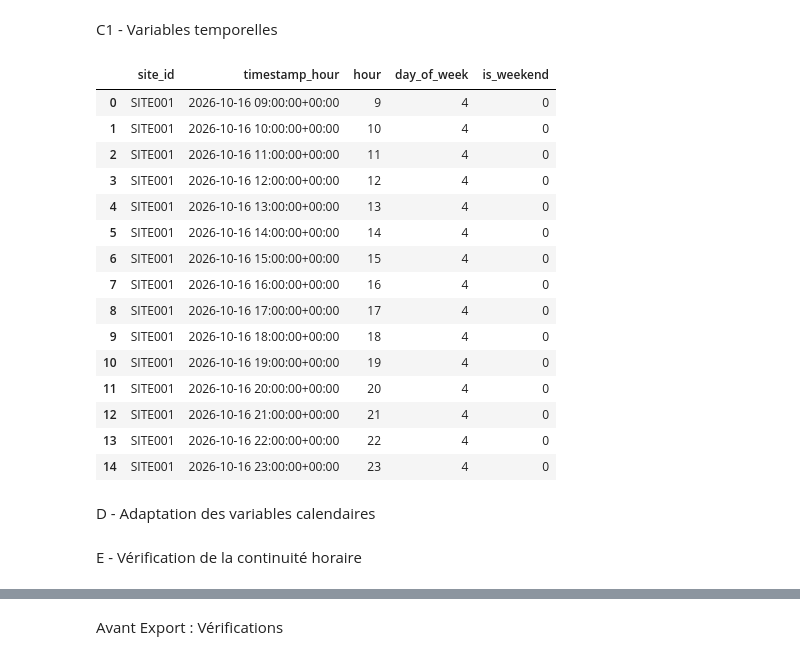
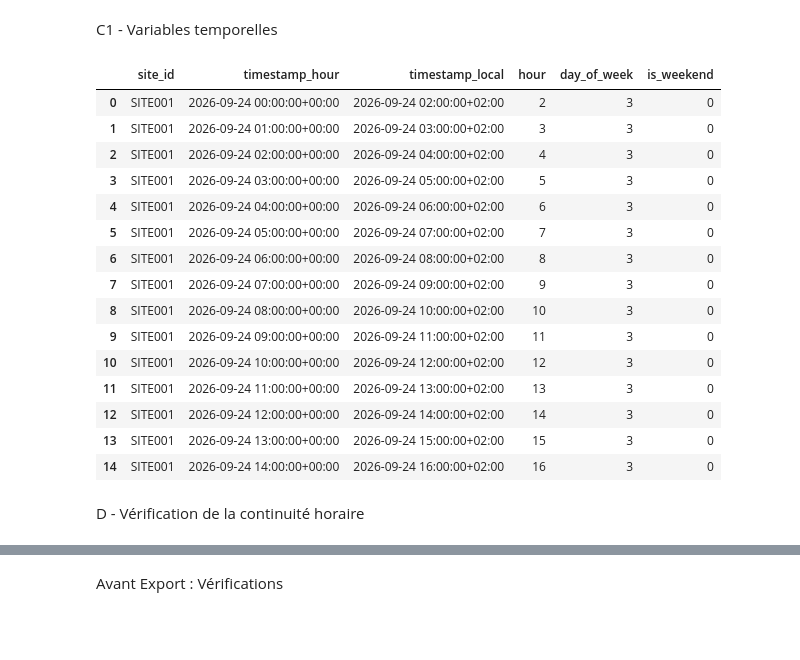
Before and after one commit to EADL-projet-piscine/smart_energy_optimizer, a Jupyter notebook: ml/notebooks/05_preparation_dataset.ipynb, the cells around one changed output, grey strips where cells are left out. Saved outputs shown, nothing was run; the diff lists cells and outputs as text; code cells hidden in the pictures; blank space fills up the shorter version.

Commit message:
Préparation des data et entrainement
Création des notebooks d'expérimentations sur les données readings ( 1 mois) et les données csv 2023/2024.
Tests ok
Linter ok

```diff
--- a/ml/notebooks/04_preparation_dataset.ipynb
+++ b/ml/notebooks/05_preparation_dataset.ipynb
@@ -62,11 +83,13 @@ Les données brutes sont conservées sans modification. Les résultats des trans
 A.1 — Chargement des données brutes
 # %%
 import json
+from itertools import pairwise
 from pathlib import Path
 
+import numpy as np
 import pandas as pd
 
-DATA_DIR = Path("../data/raw/7d")
+DATA_DIR = Path("../data/raw/30d")
 
 files = sorted(DATA_DIR.glob("SITE*.json"))
 
@@ -586,20 +682,23 @@ display(df_hourly.head(10))
 # %%
-# Complétude des mesures enregistrées
+# Complétude des mesures de consommation
+EXPECTED_MEASUREMENTS_PER_HOUR = 12
+MIN_COMPLETENESS_RATE = 0.50
+
 df_hourly["completeness_rate"] = (
-    df_hourly["valid_consumption_count"] / df_hourly["observation_count"]
+    df_hourly["valid_consumption_count"] / EXPECTED_MEASUREMENTS_PER_HOUR
 )
 
-# Seuil minimal de trois mesures valides par heure
-MIN_VALID_MEASUREMENTS = 3
-
-df_hourly["is_valid_hour"] = df_hourly["valid_consumption_count"] >= MIN_VALID_MEASUREMENTS
+# Une heure est valide si au moins 50 % des mesures attendues
+# disposent d'une consommation exploitable.
+df_hourly["is_valid_hour"] = df_hourly["completeness_rate"] >= MIN_COMPLETENESS_RATE
 
 print("Répartition des heures :")
+display(df_hourly["is_valid_hour"].value_counts(dropna=False))
 
-display(df_hourly["is_valid_hour"].value_counts())
+print("\nStatistiques de complétude :")
+display(df_hourly["completeness_rate"].describe())
 
 print("\nHeures invalides :")
-
 display(
     df_hourly.loc[
         ~df_hourly["is_valid_hour"],
@@ -692,41 +784,41 @@ C - Création des premières variables explicatives
 # %% [markdown]
 C1 - Variables temporelles
 # %%
-df_hourly["hour"] = df_hourly["timestamp_hour"].dt.hour
+# Conversion des timestamps UTC en heure locale française
+df_hourly["timestamp_local"] = df_hourly["timestamp_hour"].dt.tz_convert("Europe/Paris")
 
-df_hourly["day_of_week"] = df_hourly["timestamp_hour"].dt.dayofweek
-
-df_hourly["month"] = df_hourly["timestamp_hour"].dt.month
-
+# Variables calendaires locales
+df_hourly["hour"] = df_hourly["timestamp_local"].dt.hour
+df_hourly["day_of_week"] = df_hourly["timestamp_local"].dt.dayofweek
+df_hourly["month"] = df_hourly["timestamp_local"].dt.month
 df_hourly["is_weekend"] = (df_hourly["day_of_week"] >= 5).astype(int)
 
 display(
     df_hourly[
         [
             "site_id",
             "timestamp_hour",
+            "timestamp_local",
             "hour",
             "day_of_week",
             "is_weekend",
         ]
     ].head(15)
 )
 # %% [output]
-|  | site_id | timestamp_hour | hour | day_of_week | is_weekend |
-| 0 | SITE001 | 2026-10-16 09:00:00+00:00 | 9 | 4 | 0 |
-| 1 | SITE001 | 2026-10-16 10:00:00+00:00 | 10 | 4 | 0 |
-| 2 | SITE001 | 2026-10-16 11:00:00+00:00 | 11 | 4 | 0 |
-| 3 | SITE001 | 2026-10-16 12:00:00+00:00 | 12 | 4 | 0 |
-| 4 | SITE001 | 2026-10-16 13:00:00+00:00 | 13 | 4 | 0 |
-| 5 | SITE001 | 2026-10-16 14:00:00+00:00 | 14 | 4 | 0 |
-| 6 | SITE001 | 2026-10-16 15:00:00+00:00 | 15 | 4 | 0 |
-| 7 | SITE001 | 2026-10-16 16:00:00+00:00 | 16 | 4 | 0 |
-| 8 | SITE001 | 2026-10-16 17:00:00+00:00 | 17 | 4 | 0 |
-| 9 | SITE001 | 2026-10-16 18:00:00+00:00 | 18 | 4 | 0 |
-| 10 | SITE001 | 2026-10-16 19:00:00+00:00 | 19 | 4 | 0 |
-| 11 | SITE001 | 2026-10-16 20:00:00+00:00 | 20 | 4 | 0 |
-| 12 | SITE001 | 2026-10-16 21:00:00+00:00 | 21 | 4 | 0 |
-| 13 | SITE001 | 2026-10-16 22:00:00+00:00 | 22 | 4 | 0 |
-| 14 | SITE001 | 2026-10-16 23:00:00+00:00 | 23 | 4 | 0 |
+|  | site_id | timestamp_hour | timestamp_local | hour | day_of_week | is_weekend |
+| 0 | SITE001 | 2026-09-24 00:00:00+00:00 | 2026-09-24 02:00:00+02:00 | 2 | 3 | 0 |
+| 1 | SITE001 | 2026-09-24 01:00:00+00:00 | 2026-09-24 03:00:00+02:00 | 3 | 3 | 0 |
+| 2 | SITE001 | 2026-09-24 02:00:00+00:00 | 2026-09-24 04:00:00+02:00 | 4 | 3 | 0 |
+| 3 | SITE001 | 2026-09-24 03:00:00+00:00 | 2026-09-24 05:00:00+02:00 | 5 | 3 | 0 |
+| 4 | SITE001 | 2026-09-24 04:00:00+00:00 | 2026-09-24 06:00:00+02:00 | 6 | 3 | 0 |
+| 5 | SITE001 | 2026-09-24 05:00:00+00:00 | 2026-09-24 07:00:00+02:00 | 7 | 3 | 0 |
+| 6 | SITE001 | 2026-09-24 06:00:00+00:00 | 2026-09-24 08:00:00+02:00 | 8 | 3 | 0 |
+| 7 | SITE001 | 2026-09-24 07:00:00+00:00 | 2026-09-24 09:00:00+02:00 | 9 | 3 | 0 |
+| 8 | SITE001 | 2026-09-24 08:00:00+00:00 | 2026-09-24 10:00:00+02:00 | 10 | 3 | 0 |
+| 9 | SITE001 | 2026-09-24 09:00:00+00:00 | 2026-09-24 11:00:00+02:00 | 11 | 3 | 0 |
+| 10 | SITE001 | 2026-09-24 10:00:00+00:00 | 2026-09-24 12:00:00+02:00 | 12 | 3 | 0 |
+| 11 | SITE001 | 2026-09-24 11:00:00+00:00 | 2026-09-24 13:00:00+02:00 | 13 | 3 | 0 |
+| 12 | SITE001 | 2026-09-24 12:00:00+00:00 | 2026-09-24 14:00:00+02:00 | 14 | 3 | 0 |
+| 13 | SITE001 | 2026-09-24 13:00:00+00:00 | 2026-09-24 15:00:00+02:00 | 15 | 3 | 0 |
+| 14 | SITE001 | 2026-09-24 14:00:00+00:00 | 2026-09-24 16:00:00+02:00 | 16 | 3 | 0 |
-# %% [markdown]
-D - Adaptation des variables calendaires
@@ -743,5 +825,5 @@ df_hourly["is_weekend"] = (df_hourly["day_of_week"] >= 5).astype(int)
 # %% [markdown]
-E - Vérification de la continuité horaire
+D - Vérification de la continuité horaire
 # %%
 df_hourly = df_hourly.sort_values(["site_id", "timestamp_hour"]).reset_index(drop=True)
 
```
Also changed, not shown: parts of 36 cells of this notebook, 4 other files.
